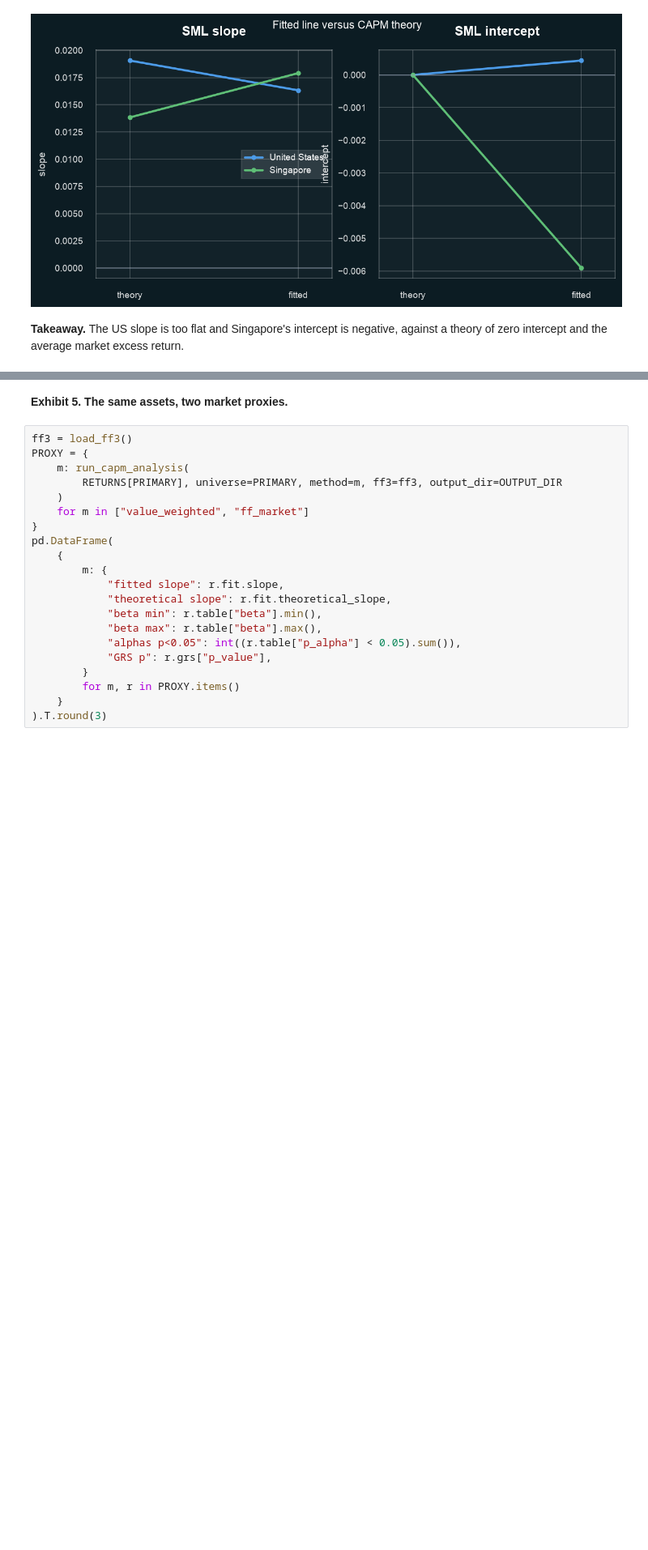
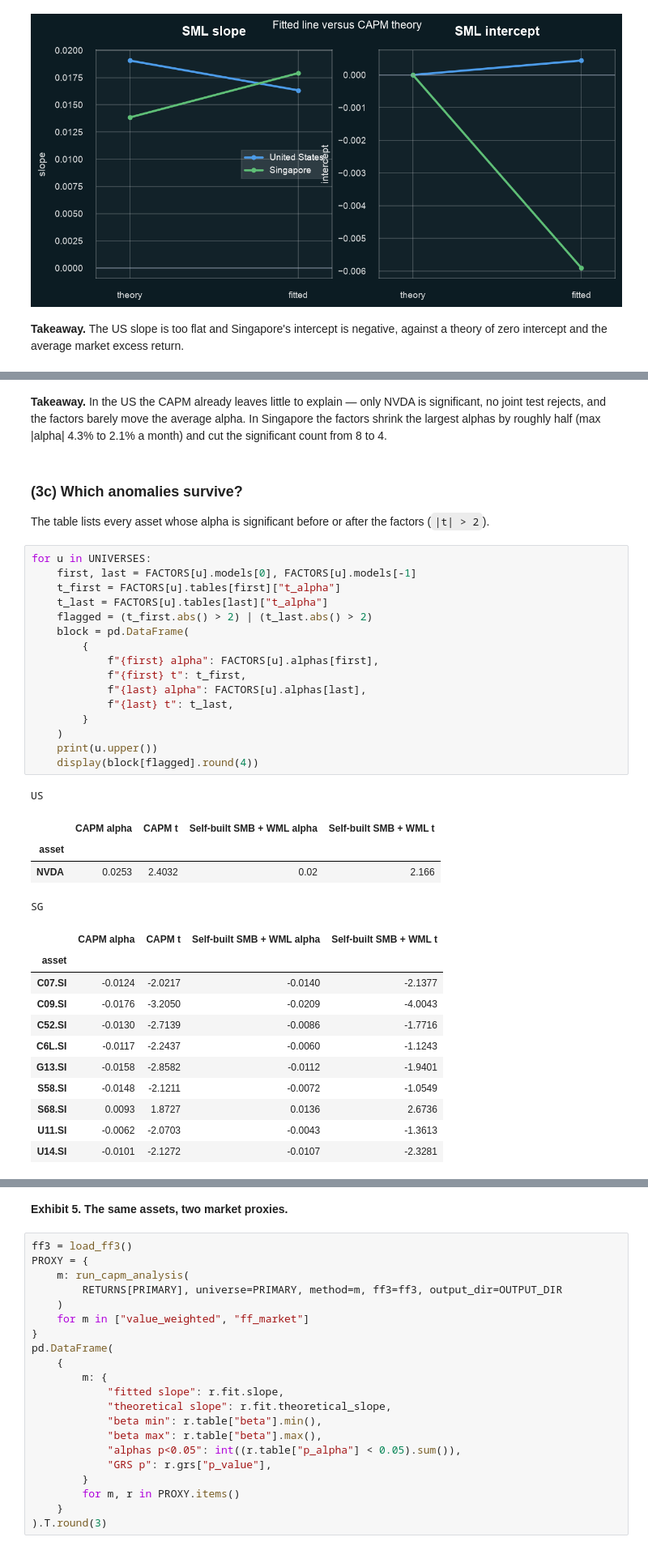
Before and after one commit to Prolead1/goldman, a Jupyter notebook: notebooks/report.ipynb, the cells around one changed output, grey strips where cells are left out. Shown at 81% size. Cells and saved outputs as stored; diff of their text form; blank space fills up the shorter version.

```diff
--- a/notebooks/report.ipynb
+++ b/notebooks/report.ipynb
@@ -367,0 +487,43 @@ against a theory of zero intercept and the average market excess return.
+# %% [markdown]
+**Takeaway.** In the US the CAPM already leaves little to explain — only NVDA is
+significant, no joint test rejects, and the factors barely move the average alpha.
+In Singapore the factors shrink the largest alphas by roughly half (max |alpha|
+4.3% to 2.1% a month) and cut the significant count from 8 to 4.
+# %% [markdown]
+### (3c) Which anomalies survive?
+
+The table lists every asset whose alpha is significant before or after the
+factors (`|t| > 2`).
+# %%
+for u in UNIVERSES:
+    first, last = FACTORS[u].models[0], FACTORS[u].models[-1]
+    t_first = FACTORS[u].tables[first]["t_alpha"]
+    t_last = FACTORS[u].tables[last]["t_alpha"]
+    flagged = (t_first.abs() > 2) | (t_last.abs() > 2)
+    block = pd.DataFrame(
+        {
+            f"{first} alpha": FACTORS[u].alphas[first],
+            f"{first} t": t_first,
+            f"{last} alpha": FACTORS[u].alphas[last],
+            f"{last} t": t_last,
+        }
+    )
+    print(u.upper())
+    display(block[flagged].round(4))
+# %% [output]
+US
+|  | CAPM alpha | CAPM t | Self-built SMB + WML alpha | Self-built SMB + WML t |
+| asset |  |  |  |  |
+| NVDA | 0.0253 | 2.4032 | 0.02 | 2.166 |
+SG
+|  | CAPM alpha | CAPM t | Self-built SMB + WML alpha | Self-built SMB + WML t |
+| asset |  |  |  |  |
+| C07.SI | -0.0124 | -2.0217 | -0.0140 | -2.1377 |
+| C09.SI | -0.0176 | -3.2050 | -0.0209 | -4.0043 |
+| C52.SI | -0.0130 | -2.7139 | -0.0086 | -1.7716 |
+| C6L.SI | -0.0117 | -2.2437 | -0.0060 | -1.1243 |
+| G13.SI | -0.0158 | -2.8582 | -0.0112 | -1.9401 |
+| S58.SI | -0.0148 | -2.1211 | -0.0072 | -1.0549 |
+| S68.SI | 0.0093 | 1.8727 | 0.0136 | 2.6736 |
+| U11.SI | -0.0062 | -2.0703 | -0.0043 | -1.3613 |
+| U14.SI | -0.0101 | -2.1272 | -0.0107 | -2.3281 |
```
Also changed, not shown: parts of 13 cells of this notebook, 9 other files.
